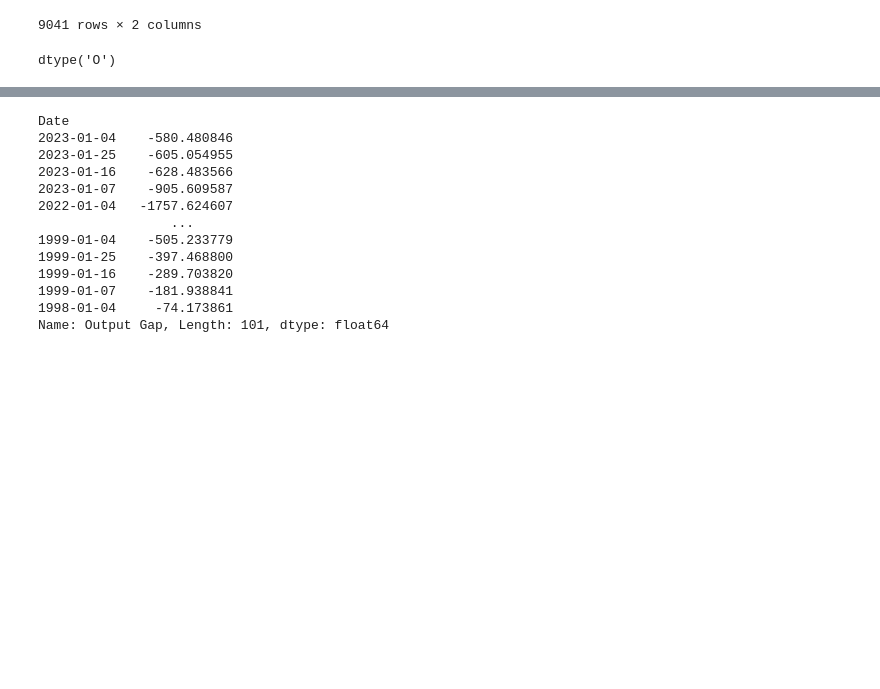
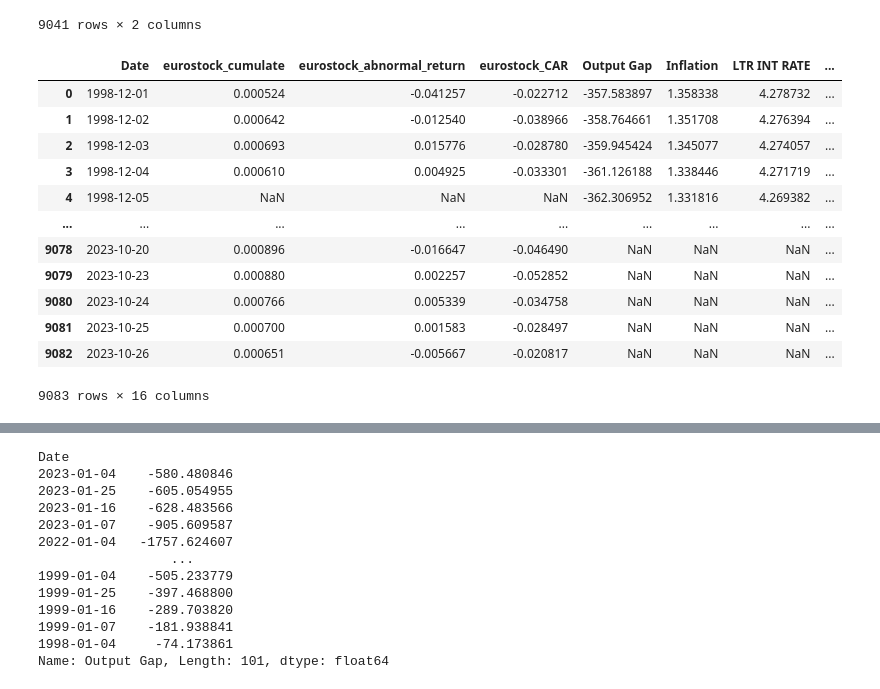
Before and after one commit to zgcharaf/ECB-similarity-NLP, a Jupyter notebook: 2_MODELLING/2_MODELLING-main.ipynb, the cells around one changed output, grey strips where cells are left out. Drawn from its saved outputs; the diff is of its cells as text; code cells hidden in the pictures; blank space fills up the shorter version.

```diff
--- a/2_MODELLING/2_MODELLING-main.ipynb
+++ b/2_MODELLING/2_MODELLING-main.ipynb
@@ -846,6 +657,9 @@ df_mro_daily
 | 2023-09-01 | 5.410933 | 3.400701 |
 9041 rows × 2 columns
 # %%
-df_date['Date']=
+stri=pd.read_csv('ecb data.csv')
+stri=stri.rename(columns={'DATE':'Date'})
+stri['Date'] = pd.to_datetime(stri['Date'])
+stri = stri.set_index('Date')
+stri_daily = stri.resample('D').mean()
+stri_daily = stri_daily.interpolate()
-# %% [output]
-dtype('O')
@@ -852,3 +668,19 @@ dtype('O')
+# %%
+df_final_not_clean
+# %% [output]
+|  | Date | eurostock_cumulate | eurostock_abnormal_return | eurostock_CAR | Output Gap | Inflation | LTR INT RATE | ... |
+| 0 | 1998-12-01 | 0.000524 | -0.041257 | -0.022712 | -357.583897 | 1.358338 | 4.278732 | ... |
+| 1 | 1998-12-02 | 0.000642 | -0.012540 | -0.038966 | -358.764661 | 1.351708 | 4.276394 | ... |
+| 2 | 1998-12-03 | 0.000693 | 0.015776 | -0.028780 | -359.945424 | 1.345077 | 4.274057 | ... |
+| 3 | 1998-12-04 | 0.000610 | 0.004925 | -0.033301 | -361.126188 | 1.338446 | 4.271719 | ... |
+| 4 | 1998-12-05 | NaN | NaN | NaN | -362.306952 | 1.331816 | 4.269382 | ... |
+| ... | ... | ... | ... | ... | ... | ... | ... | ... |
+| 9078 | 2023-10-20 | 0.000896 | -0.016647 | -0.046490 | NaN | NaN | NaN | ... |
+| 9079 | 2023-10-23 | 0.000880 | 0.002257 | -0.052852 | NaN | NaN | NaN | ... |
+| 9080 | 2023-10-24 | 0.000766 | 0.005339 | -0.034758 | NaN | NaN | NaN | ... |
+| 9081 | 2023-10-25 | 0.000700 | 0.001583 | -0.028497 | NaN | NaN | NaN | ... |
+| 9082 | 2023-10-26 | 0.000651 | -0.005667 | -0.020817 | NaN | NaN | NaN | ... |
+9083 rows × 16 columns
 # %%
 import warnings
 warnings.filterwarnings("ignore")
```
Also changed, not shown: parts of 41 cells of this notebook, 1 other file.
